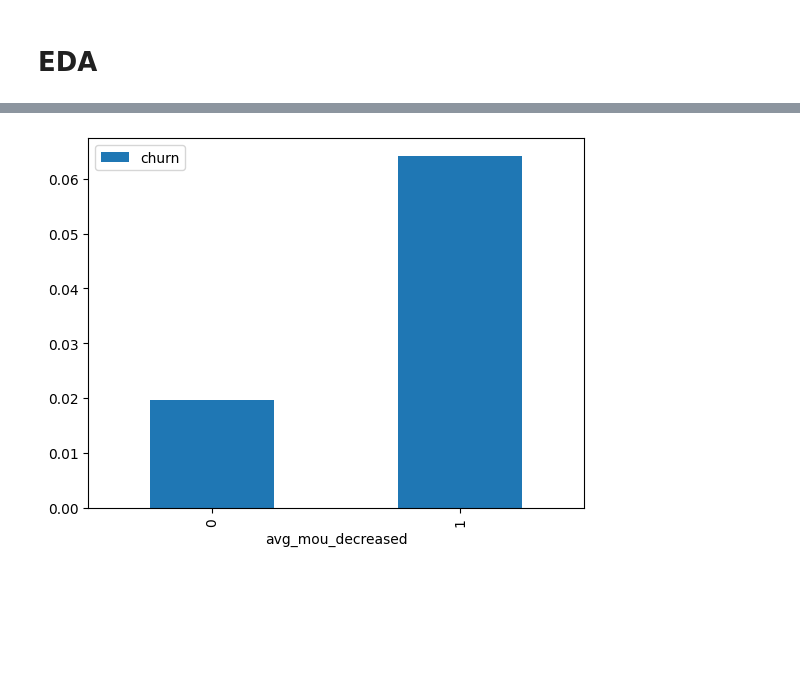
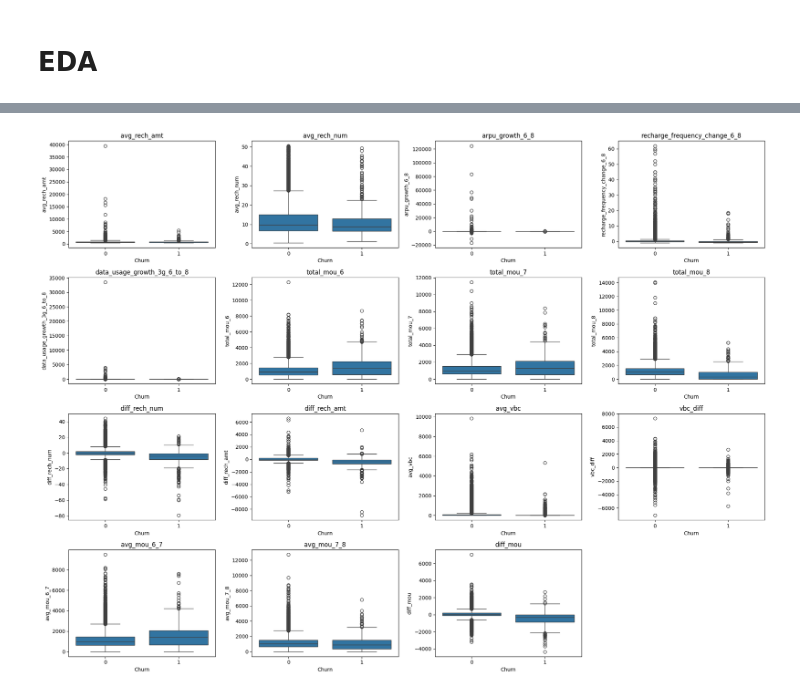
Before and after one commit to UtkuBaranKapisiz/Customer-Churn, a Jupyter notebook: telecom_churn.ipynb, the cells around one changed output, grey strips where cells are left out. Saved outputs shown, nothing was run; the diff lists cells and outputs as text; code cells hidden in the pictures; blank space fills up the shorter version.

```diff
--- a/telecom_churn.ipynb
+++ b/telecom_churn.ipynb
@@ -236,6 +243,8 @@ for col in numeric_cols:
     df_filtered = df_val_cus.loc[(df_val_cus[col] > lower_bound) & (df_val_cus[col] < upper_bound)]
 
 
+df_filtered['churn'] = df_filtered['churn'].astype('int64')
+df_filtered['mobile_number'] = df_filtered['mobile_number'].astype('int64')
 df_filtered.shape
 # %% [output]
 (19654, 128)
@@ -244,12 +253,20 @@ df_filtered.shape
 # %%
 # Arpu growth rate column
 df_filtered["arpu_growth_6_8"] = ((df_filtered["arpu_8"] - df_filtered["arpu_6"]) / df_filtered["arpu_6"]).fillna(0)
+# Adjustment
+df_filtered["arpu_growth_6_8"] = df_filtered["arpu_growth_6_8"].replace([float('inf'), float('-inf')], 0)
+
 # Recharge rate change column
 df_filtered["recharge_frequency_change_6_8"] = ((df_filtered["total_rech_num_8"] - df_filtered["total_rech_num_6"]) / df_filtered["total_rech_num_6"]).fillna(0)
+# Adjustment
+df_filtered["recharge_frequency_change_6_8"] = df_filtered["recharge_frequency_change_6_8"].replace([float('inf'), float('-inf')], 0)
+
 
 
 # Data usage growth column
 df_filtered["data_usage_growth_3g_6_to_8"] = ((df_filtered["vol_3g_mb_8"] - df_filtered["vol_3g_mb_6"]) / df_filtered["vol_3g_mb_6"]).fillna(0)
+# Adjustment
+df_filtered["data_usage_growth_3g_6_to_8"] = df_filtered["data_usage_growth_3g_6_to_8"].replace([float('inf'), float('-inf')], 0)
 
 # Total mou (incoming + outgoing) per month
 months = ['6', '7', '8']
@@ -265,9 +285,6 @@ df_filtered["diff_rech_amt"] = df_filtered["avg_rech_amt"] - df_filtered["total_
 # Recharge amount change identifier
 df_filtered["diff_rech_amt_decreased"] = ((df_filtered["avg_rech_amt"] - df_filtered["total_rech_amt_6"]) < 0).astype('int64')
 # %%
-
-# Data usage growth column
-df_filtered["data_usage_growth_3g_6_to_8"] = ((df_filtered["vol_3g_mb_8"] - df_filtered["vol_3g_mb_6"]) / df_filtered["vol_3g_mb_6"]).fillna(0)
 # VBC avg
 df_filtered["avg_vbc"] = (df_filtered["jul_vbc_3g"] + df_filtered["aug_vbc_3g"])/2
 # VBC change
@@ -312,5 +320,0 @@ plt.show()
-# %%
-data.pivot_table(values='churn', index= 'avg_mou_decreased', aggfunc='mean').plot.bar()
-plt.show()
-# %% [output]
-[figure, removed]
@@ -316,0 +326,16 @@ plt.show()
+# %%
+# Visualization of the relationship of new columns with churn
+columns_to_compare = ['avg_rech_amt', 'avg_rech_num', 'arpu_growth_6_8', 'recharge_frequency_change_6_8', 'data_usage_growth_3g_6_to_8', 'total_mou_6', 'total_mou_7', 'total_mou_8', 'diff_rech_num', 'diff_rech_amt', 'avg_vbc', 'vbc_diff', 'avg_mou_6_7', 'avg_mou_7_8', 'diff_mou', 'mou_consistency']
+
+# Plotting box plots for each column
+plt.figure(figsize=(20, 15))
+for i, column in enumerate(columns_to_compare[:15], 1):
+    plt.subplot(4, 4, i)
+    sns.boxplot(x='churn', y=column, data=data)
+    plt.title(column)
+    plt.xlabel('Churn')
+    plt.ylabel(column)
+plt.tight_layout()
+plt.show()
+# %% [output]
+[figure, added]
```
Also changed, not shown: parts of 17 cells of this notebook.
